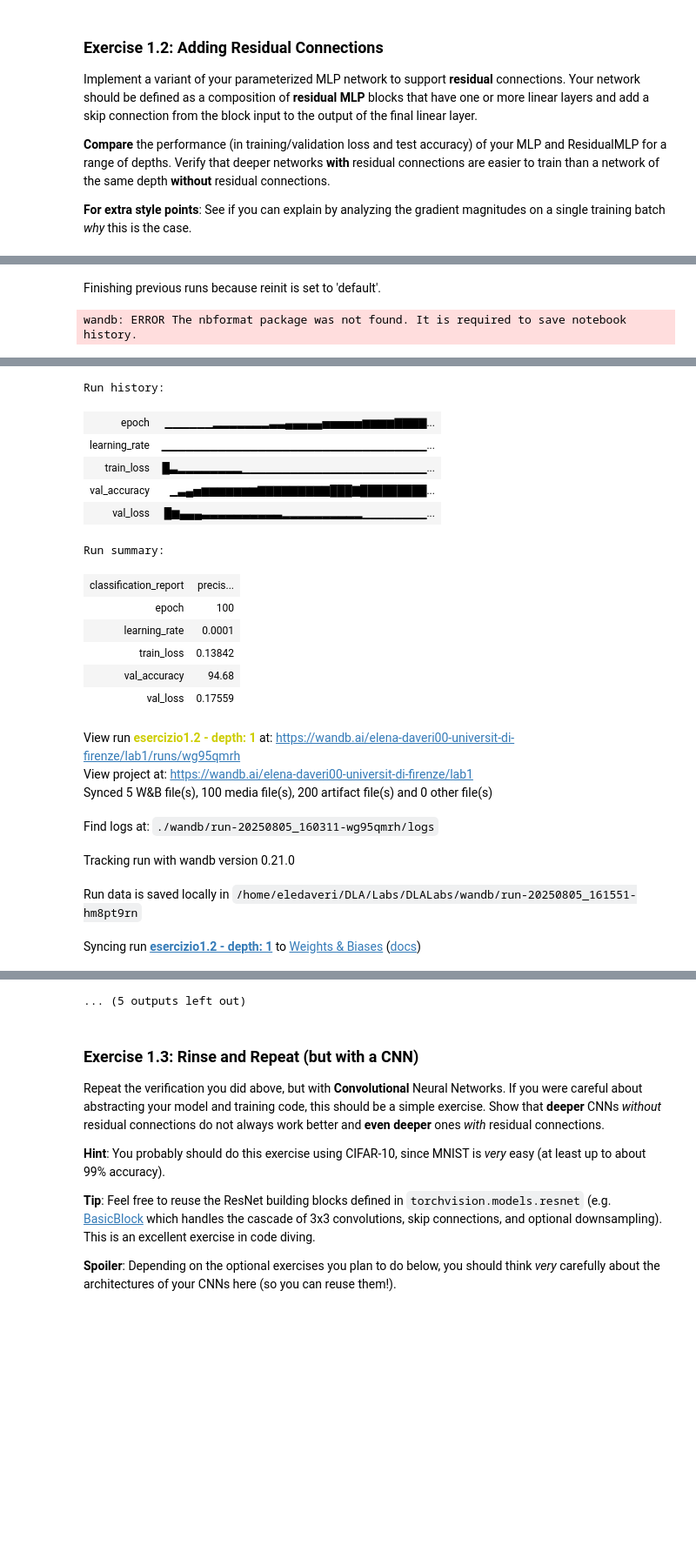
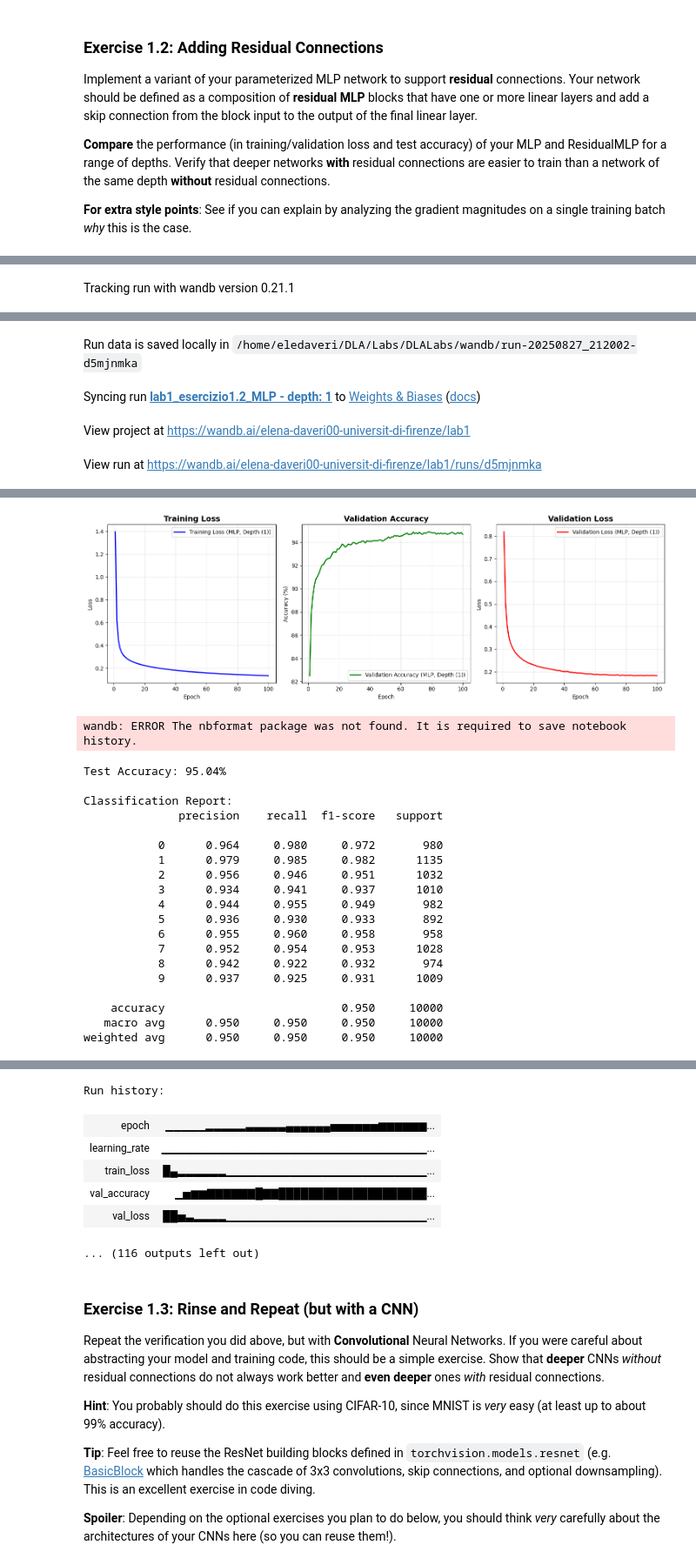
Before and after one commit to eledaveri/DLALabs, a Jupyter notebook: Lab1-CNNs.ipynb, the cells around one changed output, grey strips where cells are left out. Shown at 87% size. Cells and saved outputs as stored; diff of their text form; code cells hidden in the pictures; blank space fills up the shorter version.

```diff
--- a/Lab1-CNNs.ipynb
+++ b/Lab1-CNNs.ipynb
@@ -693,6 +670,6 @@ Plot salvato in: plot
 # %%
 for depth in depth_values:
-    name_run = "esercizio1.2 - depth: " + str(depth)
+    name_run = "lab1_esercizio1.2_MLP - depth: " + str(depth)
     model_MLP = My_Configurable_MLP(input_size, [width]*depth, num_classes).to(device)
     optimizer = torch.optim.Adam(model_MLP.parameters(), lr=lr)
     run = wandb.init(
@@ -721,5 +698,4 @@ for depth in depth_values:
     print(f'\nClassification Report:\n{report}')
     wandb.finish()
 # %% [output]
-Finishing previous runs because reinit is set to 'default'.
+Tracking run with wandb version 0.21.1
-wandb: ERROR The nbformat package was not found. It is required to save notebook history.
@@ -727,20 +702,4 @@ wandb: ERROR The nbformat package was not found. It is required to save notebook
-Run history:
-| epoch | ▁▁▁▁▁▁▂▂▂▂▂▂▂▃▃▄▄▄▄▄▅▅▅▅▅▆▆▆▆▇▇▇▇... |
-| learning_rate | ▁▁▁▁▁▁▁▁▁▁▁▁▁▁▁▁▁▁▁▁▁▁▁▁▁▁▁▁▁▁▁▁▁... |
-| train_loss | █▃▂▂▂▂▂▂▂▂▁▁▁▁▁▁▁▁▁▁▁▁▁▁▁▁▁▁▁▁▁▁▁... |
-| val_accuracy | ▁▃▄▅▆▆▆▆▆▆▆▇▇▇▇▇▇▇▇▇███▇█████████... |
-| val_loss | █▆▄▄▄▃▃▃▃▃▃▃▃▃▃▂▂▂▂▂▂▂▂▂▂▁▁▁▁▁▁▁▁... |
-Run summary:
-| classification_report | precis... |
-| epoch | 100 |
-| learning_rate | 0.0001 |
-| train_loss | 0.13842 |
-| val_accuracy | 94.68 |
-| val_loss | 0.17559 |
-View run esercizio1.2 - depth: 1 at: https://wandb.ai/elena-daveri00-universit-di-firenze/lab1/runs/wg95qmrh
-View project at: https://wandb.ai/elena-daveri00-universit-di-firenze/lab1
-Synced 5 W&B file(s), 100 media file(s), 200 artifact file(s) and 0 other file(s)
+Run data is saved locally in /home/eledaveri/DLA/Labs/DLALabs/wandb/run-20250827_212002-d5mjnmka
-Find logs at: ./wandb/run-20250805_160311-wg95qmrh/logs
+Syncing run lab1_esercizio1.2_MLP - depth: 1 to Weights & Biases (docs)
-Tracking run with wandb version 0.21.0
+View project at https://wandb.ai/elena-daveri00-universit-di-firenze/lab1
-Run data is saved locally in /home/eledaveri/DLA/Labs/DLALabs/wandb/run-20250805_161551-hm8pt9rn
+View run at https://wandb.ai/elena-daveri00-universit-di-firenze/lab1/runs/d5mjnmka
-Syncing run esercizio1.2 - depth: 1 to Weights & Biases (docs)
@@ -746,0 +723,21 @@ Syncing run esercizio1.2 - depth: 1 to Weights & Biases (docs)
+[figure, added]
+wandb: ERROR The nbformat package was not found. It is required to save notebook history.
+Test Accuracy: 95.04%
+
+Classification Report:
+              precision    recall  f1-score   support
+
+           0      0.964     0.980     0.972       980
+           1      0.979     0.985     0.982      1135
+           2      0.956     0.946     0.951      1032
+           3      0.934     0.941     0.937      1010
+           4      0.944     0.955     0.949       982
+           5      0.936     0.930     0.933       892
+           6      0.955     0.960     0.958       958
+           7      0.952     0.954     0.953      1028
+           8      0.942     0.922     0.932       974
+           9      0.937     0.925     0.931      1009
+
+    accuracy                          0.950     10000
+   macro avg      0.950     0.950     0.950     10000
+weighted avg      0.950     0.950     0.950     10000
@@ -747,4 +745,10 @@ Syncing run esercizio1.2 - depth: 1 to Weights & Biases (docs)
-... (5 outputs left out)
+Run history:
+| epoch | ▁▁▁▁▁▂▂▂▂▂▃▃▃▃▃▄▄▄▄▄▄▅▅▅▅▅▅▆▆▆▆▆▆... |
+| learning_rate | ▁▁▁▁▁▁▁▁▁▁▁▁▁▁▁▁▁▁▁▁▁▁▁▁▁▁▁▁▁▁▁▁▁... |
+| train_loss | █▄▂▂▂▂▂▂▁▁▁▁▁▁▁▁▁▁▁▁▁▁▁▁▁▁▁▁▁▁▁▁▁... |
+| val_accuracy | ▁▅▆▆▇▇▇▇▇▇█▇▇████████████████████... |
+| val_loss | ██▅▃▂▂▂▂▁▁▁▁▁▁▁▁▁▁▁▁▁▁▁▁▁▁▁▁▁▁▁▁▁... |
+... (116 outputs left out)
 # %% [markdown]
 ### Exercise 1.3: Rinse and Repeat (but with a CNN)
 
```
Also changed, not shown: parts of 15 cells of this notebook.
